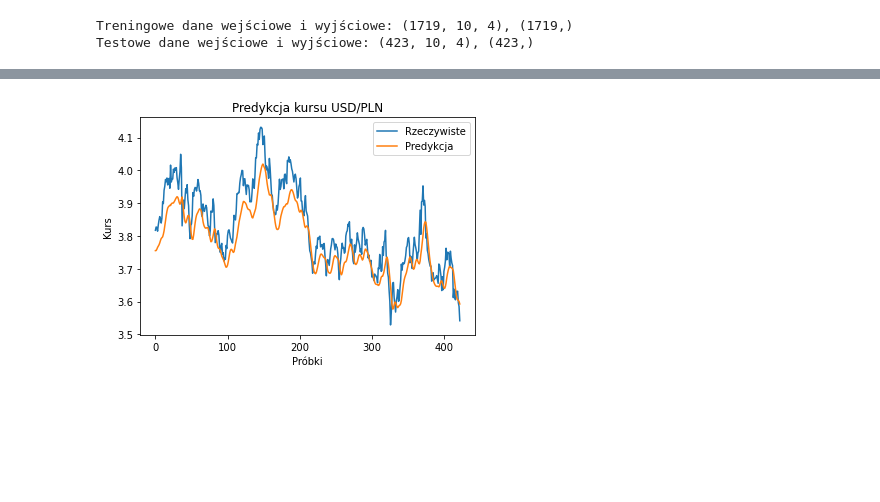
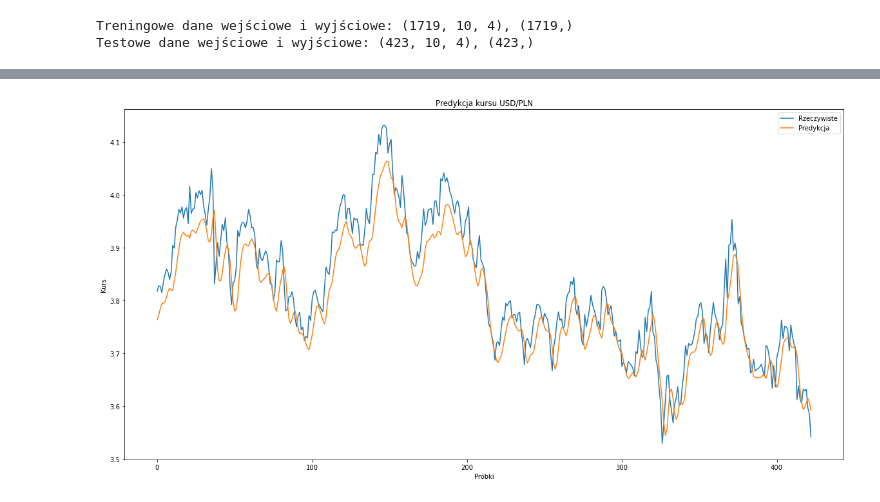
Before and after one commit to mateuszreliga/ForexAI, a Jupyter notebook: ForexAI_01.ipynb, the cells around one changed output, grey strips where cells are left out. Drawn from its saved outputs; the diff is of its cells as text; code cells hidden in the pictures; blank space fills up the shorter version.

Commit message:
add new data and test the model

```diff
--- a/ForexAI_01.ipynb
+++ b/ForexAI_01.ipynb
@@ -124,10 +126,12 @@ plt.show()
 # %%
+plt.figure(figsize=(20,10))
+
 y_pred = model.predict(X_test)
-y_test = scaler.inverse_transform(y_test.reshape(-1, 1))
-y_pred = scaler.inverse_transform(y_pred)
+y_test1 = scaler.inverse_transform(y_test.reshape(-1, 1))
+y_pred1 = scaler.inverse_transform(y_pred)
 
-plt.plot(y_test, label='Rzeczywiste')
-plt.plot(y_pred, label='Predykcja')
+plt.plot(y_test1, label='Rzeczywiste')
+plt.plot(y_pred1, label='Predykcja')
 plt.title('Predykcja kursu USD/PLN')
 plt.xlabel('Próbki')
 plt.ylabel('Kurs')
@@ -138,4 +142,4 @@ plt.show()
-[figure, old version]
+[figure, new version]
 # %%
 df2 = pd.read_csv('USD_PLN Historical Data.csv', usecols=['Date', 'Price', 'Open', 'High', 'Low'])
 # %%
```
Also changed, not shown: parts of 6 cells of this notebook, 2 other files.
